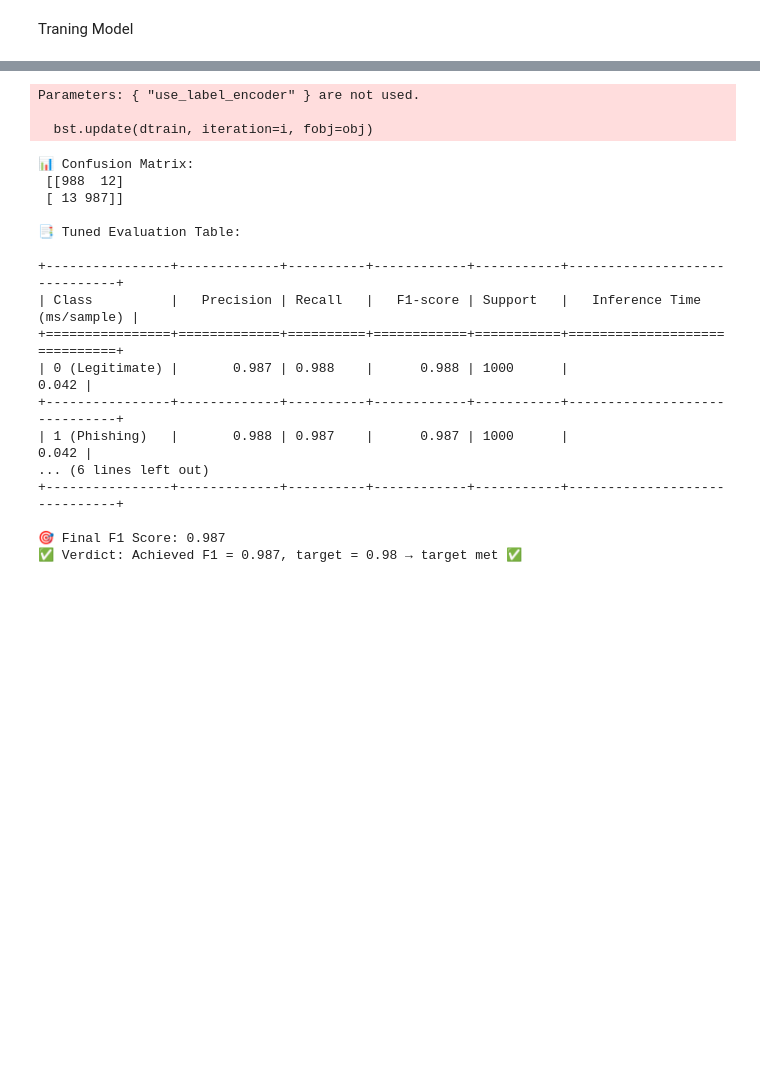
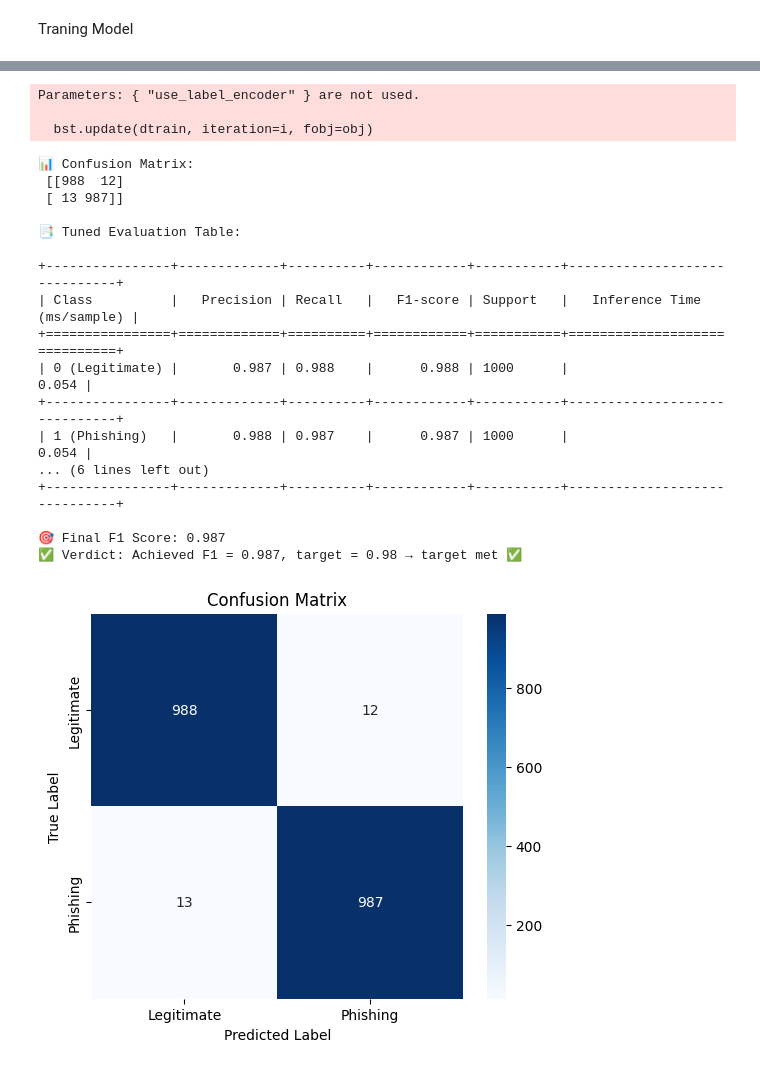
Before and after one commit to Nicole0906/DLI_Group_Assignment, a Jupyter notebook: Nicole_Algorithms.ipynb, the cells around one changed output, grey strips where cells are left out. Cells and saved outputs as stored; diff of their text form; code cells hidden in the pictures; blank space fills up the shorter version.

```diff
--- a/Nicole_Algorithms.ipynb
+++ b/Nicole_Algorithms.ipynb
@@ -161,6 +161,22 @@ TARGET_F1 = 0.98
 verdict = "target met ✅" if final_f1 >= TARGET_F1 else "target not met ❌"
 print(f"\n🎯 Final F1 Score: {final_f1}")
 print(f"✅ Verdict: Achieved F1 = {final_f1}, target = {TARGET_F1} → {verdict}")
+
+# ==============================
+# STEP 10: Plot Confusion Matrix
+# ==============================
+import matplotlib.pyplot as plt
+import seaborn as sns
+
+cm = confusion_matrix(y_test, y_pred)
+plt.figure(figsize=(6,5))
+sns.heatmap(cm, annot=True, fmt='d', cmap='Blues',
+            xticklabels=[label_map[i] for i in sorted(unique_labels)],
+            yticklabels=[label_map[i] for i in sorted(unique_labels)])
+plt.xlabel("Predicted Label")
+plt.ylabel("True Label")
+plt.title("Confusion Matrix")
+plt.show()
 # %% [output]
 ✅ Dataset loaded successfully!
 Shape: (10000, 50)
@@ -168,32 +184,33 @@ Columns: ['id', 'NumDots', 'SubdomainLevel', 'PathLevel', 'UrlLength', 'NumDash'
 
 Feature shape: (10000, 48)
 Target distribution:
  CLASS_LABEL
 1    5000
 0    5000
 Name: count, dtype: int64
 
 Data Split:
 Train size: (8000, 48) Test size: (2000, 48)
 
 🚀 Training Tuned XGBoost model...
 Parameters: { "use_label_encoder" } are not used.
 
   bst.update(dtrain, iteration=i, fobj=obj)
 📊 Confusion Matrix:
  [[988  12]
  [ 13 987]]
 
 📑 Tuned Evaluation Table:
 
 +----------------+-------------+----------+------------+-----------+------------------------------+
 | Class          |   Precision | Recall   |   F1-score | Support   |   Inference Time (ms/sample) |
 +================+=============+==========+============+===========+==============================+
-| 0 (Legitimate) |       0.987 | 0.988    |      0.988 | 1000      |                        0.042 |
+| 0 (Legitimate) |       0.987 | 0.988    |      0.988 | 1000      |                        0.054 |
 +----------------+-------------+----------+------------+-----------+------------------------------+
-| 1 (Phishing)   |       0.988 | 0.987    |      0.987 | 1000      |                        0.042 |
+| 1 (Phishing)   |       0.988 | 0.987    |      0.987 | 1000      |                        0.054 |
 ... (6 lines left out)
 +----------------+-------------+----------+------------+-----------+------------------------------+
 
 🎯 Final F1 Score: 0.987
 ✅ Verdict: Achieved F1 = 0.987, target = 0.98 → target met ✅
+[figure, added]
```
